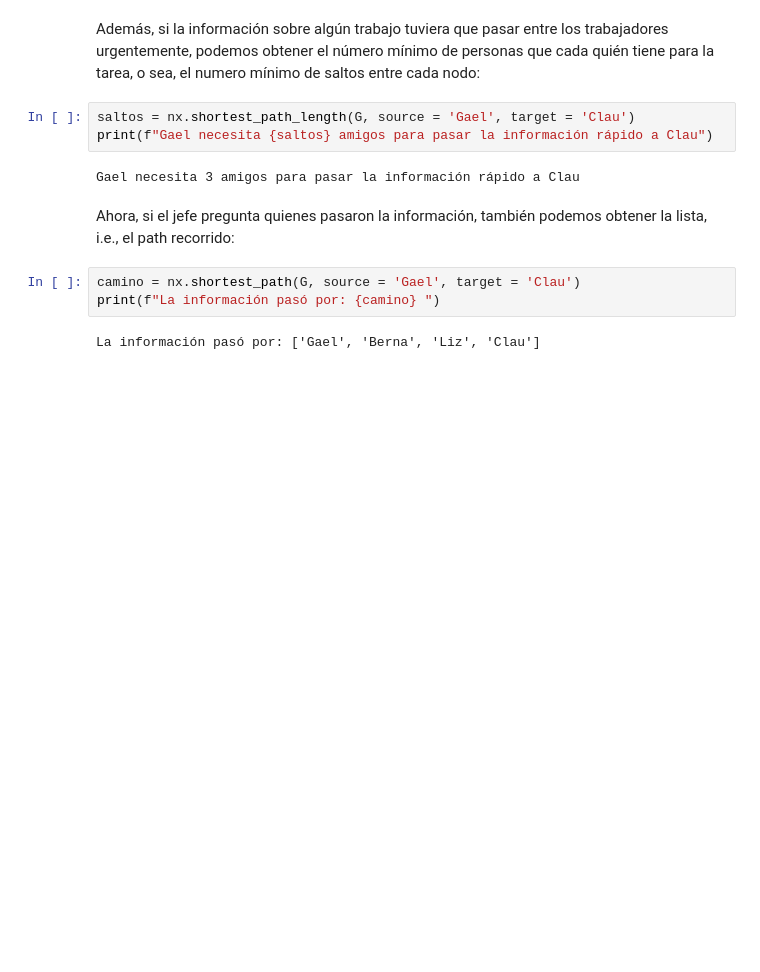
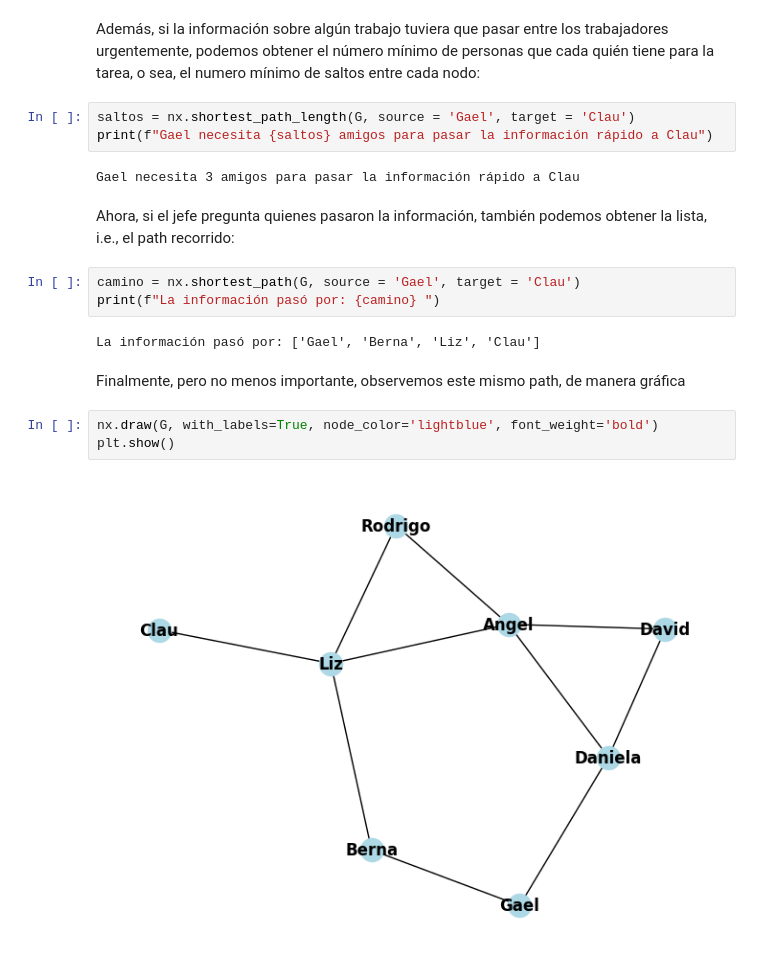
Before and after one commit to Angelorigo/MODELOS-ESTOCASTICOS, a Jupyter notebook: INSTRUCTIVO.ipynb, the cells around one changed output. Saved outputs shown, nothing was run; the diff lists cells and outputs as text; blank space fills up the shorter version.

```diff
--- a/INSTRUCTIVO.ipynb
+++ b/INSTRUCTIVO.ipynb
@@ -113,3 +115,10 @@ camino = nx.shortest_path(G, source = 'Gael', target = 'Clau')
 print(f"La información pasó por: {camino} ")
 # %% [output]
 La información pasó por: ['Gael', 'Berna', 'Liz', 'Clau']
+# %% [markdown]
+Finalmente, pero no menos importante, observemos este mismo path, de manera gráfica
+# %%
+nx.draw(G, with_labels=True, node_color='lightblue', font_weight='bold')
+plt.show()
+# %% [output]
+[figure, added]
```
Also changed, not shown: parts of 2 cells of this notebook.
